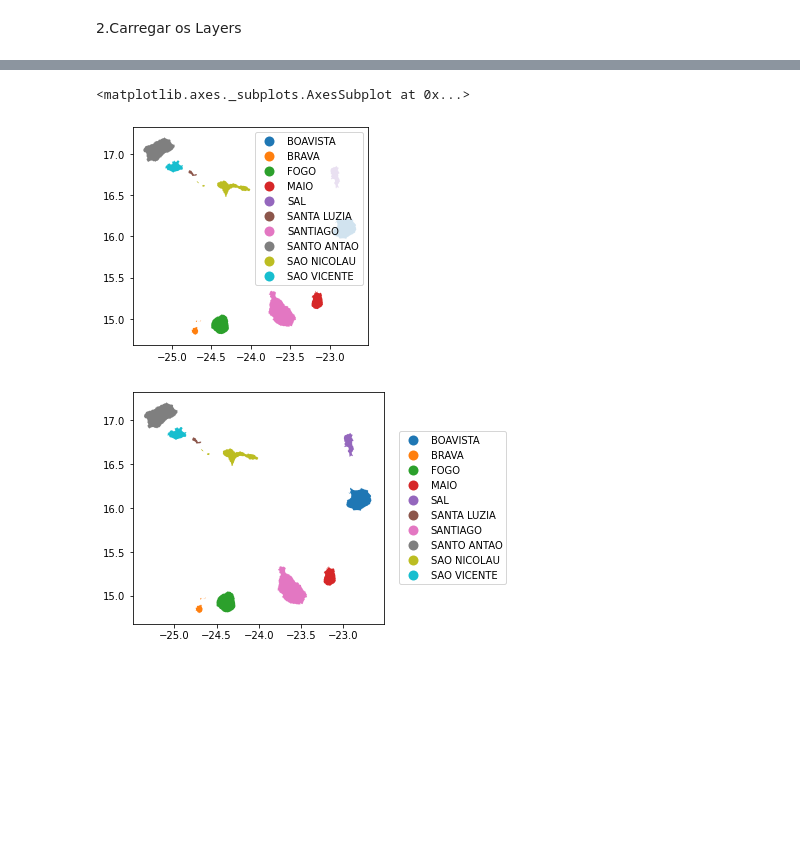
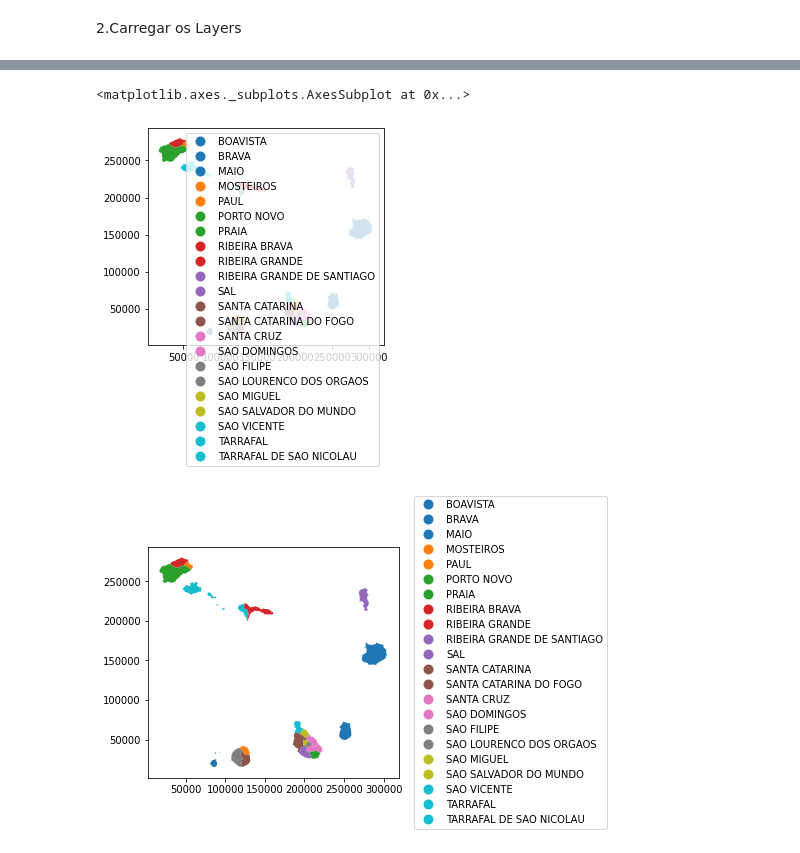
Before and after one commit to endisoares31/Analise-Espacial-Dados-Geograficos, a Jupyter notebook: Vector_data_processing.ipynb, the cells around one changed output, grey strips where cells are left out. Drawn from its saved outputs; the diff is of its cells as text; code cells hidden in the pictures; blank space fills up the shorter version.

```diff
--- a/Vector_data_processing.ipynb
+++ b/Vector_data_processing.ipynb
@@ -26,8 +27,8 @@ import geopandas as gpd
 # %% [markdown]
 2.Carregar os Layers
 # %%
-in_geojason = r'/content/data/Ilhas_CV.shp'
-in_shp = r'/content/data/Ilhas_CV.shp'
+in_geojason = r'/content/sample_data/dados/Concelhos.shp'
+in_shp = r'/content/sample_data/dados/Concelhos.shp'
 # %%
 gdf = gpd.read_file(in_geojason)
 # %%
@@ -84,16 +94,16 @@ gdf.plot("nom_ilha")
 # %%
-gdf.plot('nom_ilha', legend=True)
+gdf.plot('Nom_Conc', legend=True)
 # %% [output]
 <matplotlib.axes._subplots.AxesSubplot at 0x...>
-[figure, old version]
+[figure, new version]
 # %%
 import matplotlib.pyplot as plt
 
 fig, ax = plt.subplots(1, figsize=(4.5, 10))
-gdf.plot(ax=ax, column='nom_ilha', legend=True, legend_kwds={"loc":'center left'})
+gdf.plot(ax=ax, column='Nom_Conc', legend=True, legend_kwds={"loc":'center left'})
 leg = ax.get_legend()
 leg.set_bbox_to_anchor((1.04,0.5))
 # %% [output]
-[figure, old version]
+[figure, new version]
 # %%
 gdf.to_file(r'/content/output/out_shp.shp')
```
Also changed, not shown: parts of 10 cells of this notebook.
